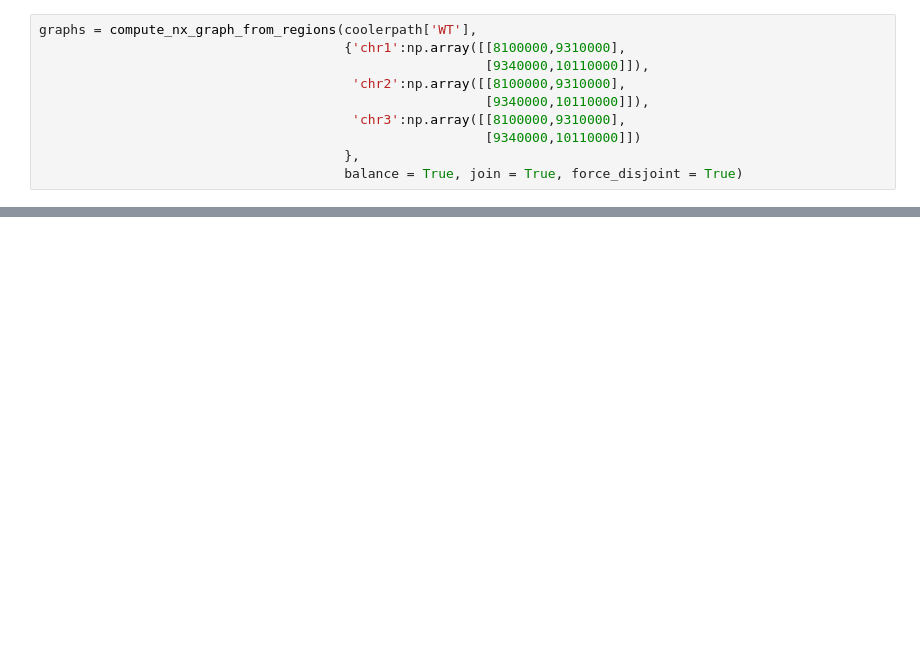
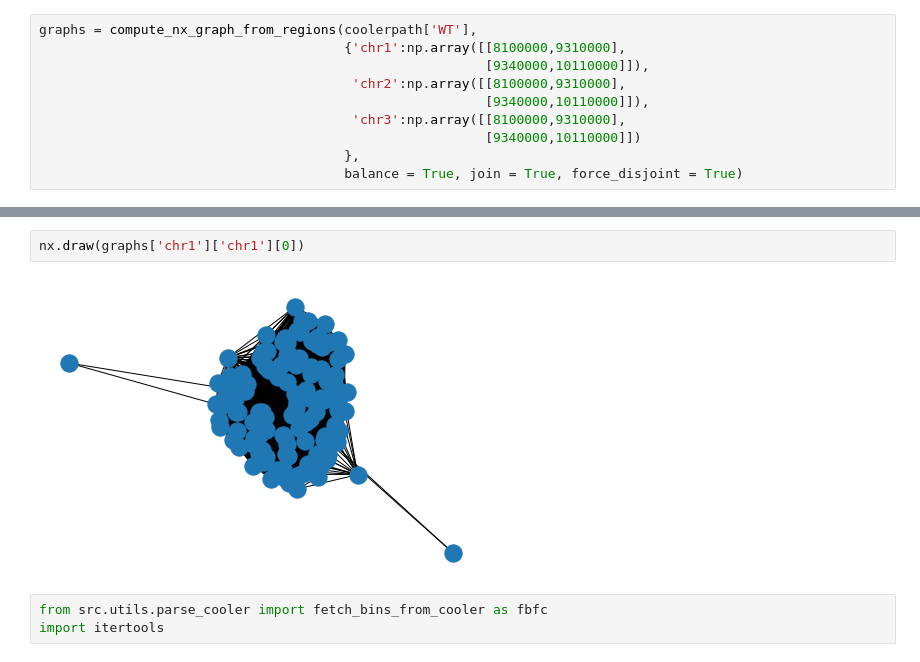
Before and after one commit to dhall1995/GrapHiC, a Jupyter notebook: Extracting_Hi_C_graphs.ipynb, the cells around one changed output, grey strips where cells are left out. Saved outputs shown, nothing was run; the diff lists cells and outputs as text; blank space fills up the shorter version.

Commit message:
evaluating datatracks over coolers

```diff
--- a/Extracting_Hi_C_graphs.ipynb
+++ b/Extracting_Hi_C_graphs.ipynb
@@ -180,0 +165,7 @@ def evaluate_bigwigs_over_cooler_bins(cooler_file,
+# %%
+nx.draw(graphs['chr1']['chr1'][0])
+# %% [output]
+[figure, added]
+# %%
+from src.utils.parse_cooler import fetch_bins_from_cooler as fbfc
+import itertools
```
Also changed, not shown: parts of 17 cells of this notebook, 10 other files.
